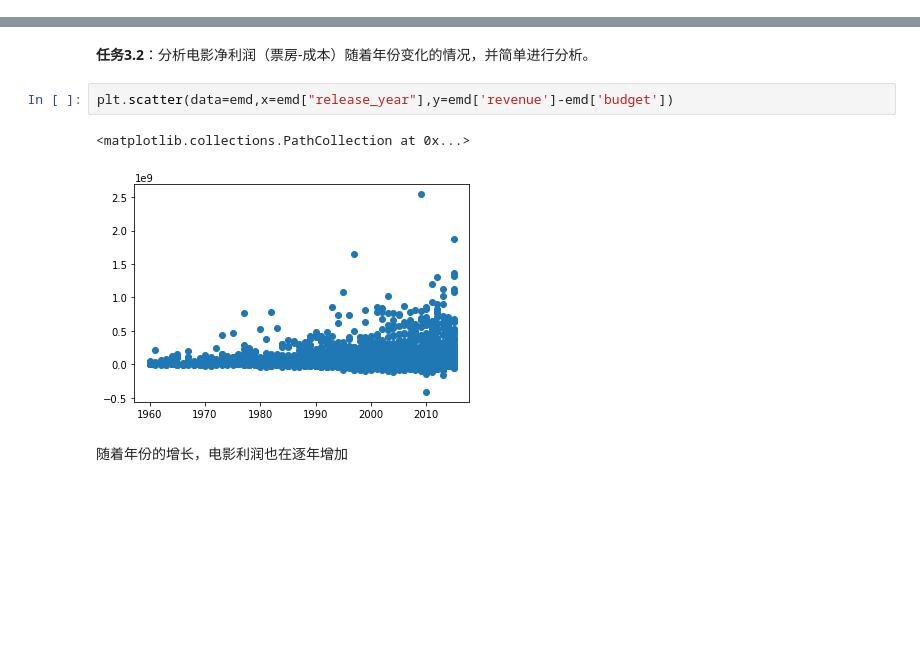
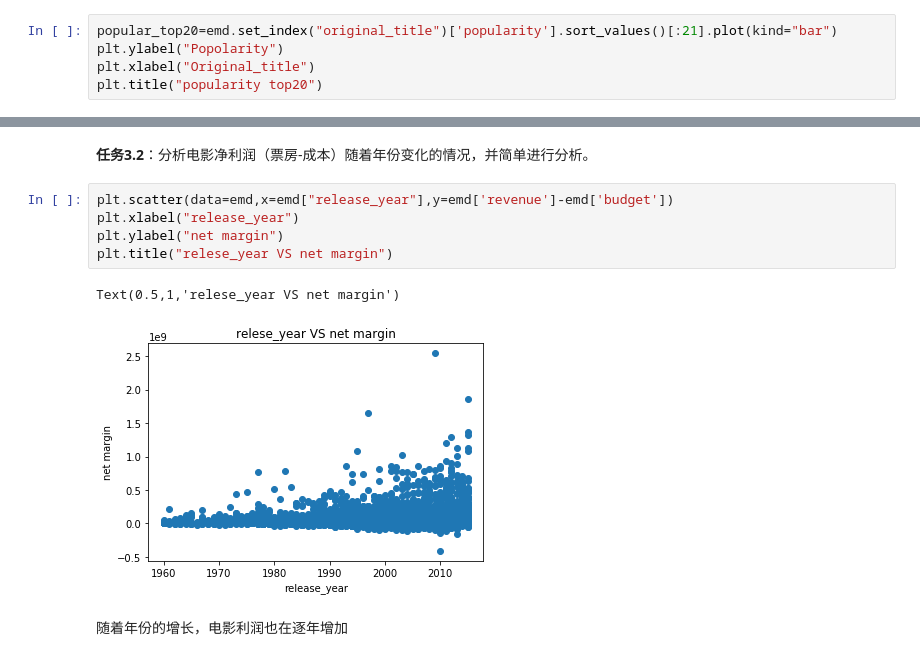
Before and after one commit to mengqqq/Udacity-ML, a Jupyter notebook: 探索电影数据集.ipynb, the cells around one changed output, grey strips where cells are left out. Cells and saved outputs as stored; diff of their text form; blank space fills up the shorter version.

```diff
--- a/探索电影数据集.ipynb
+++ b/探索电影数据集.ipynb
@@ -319,0 +284,5 @@ plt.bar(log_popular_top20, width=log_popular_top20.max()+3, height=10,align='cen
+# %%
+popular_top20=emd.set_index("original_title")['popularity'].sort_values()[:21].plot(kind="bar")
+plt.ylabel("Popolarity")
+plt.xlabel("Original_title")
+plt.title("popularity top20")
@@ -321,9 +293,12 @@ plt.bar(log_popular_top20, width=log_popular_top20.max()+3, height=10,align='cen
 **任务3.2**：分析电影净利润（票房-成本）随着年份变化的情况，并简单进行分析。
 # %%
 plt.scatter(data=emd,x=emd["release_year"],y=emd['revenue']-emd['budget'])
+plt.xlabel("release_year")
+plt.ylabel("net margin")
+plt.title("relese_year VS net margin")
 # %% [output]
-<matplotlib.collections.PathCollection at 0x...>
+Text(0.5,1,'relese_year VS net margin')
-[figure, old version]
+[figure, new version]
 # %% [markdown]
 随着年份的增长，电影利润也在逐年增加
 # %% [markdown]
```
Also changed, not shown: parts of 12 cells of this notebook.
